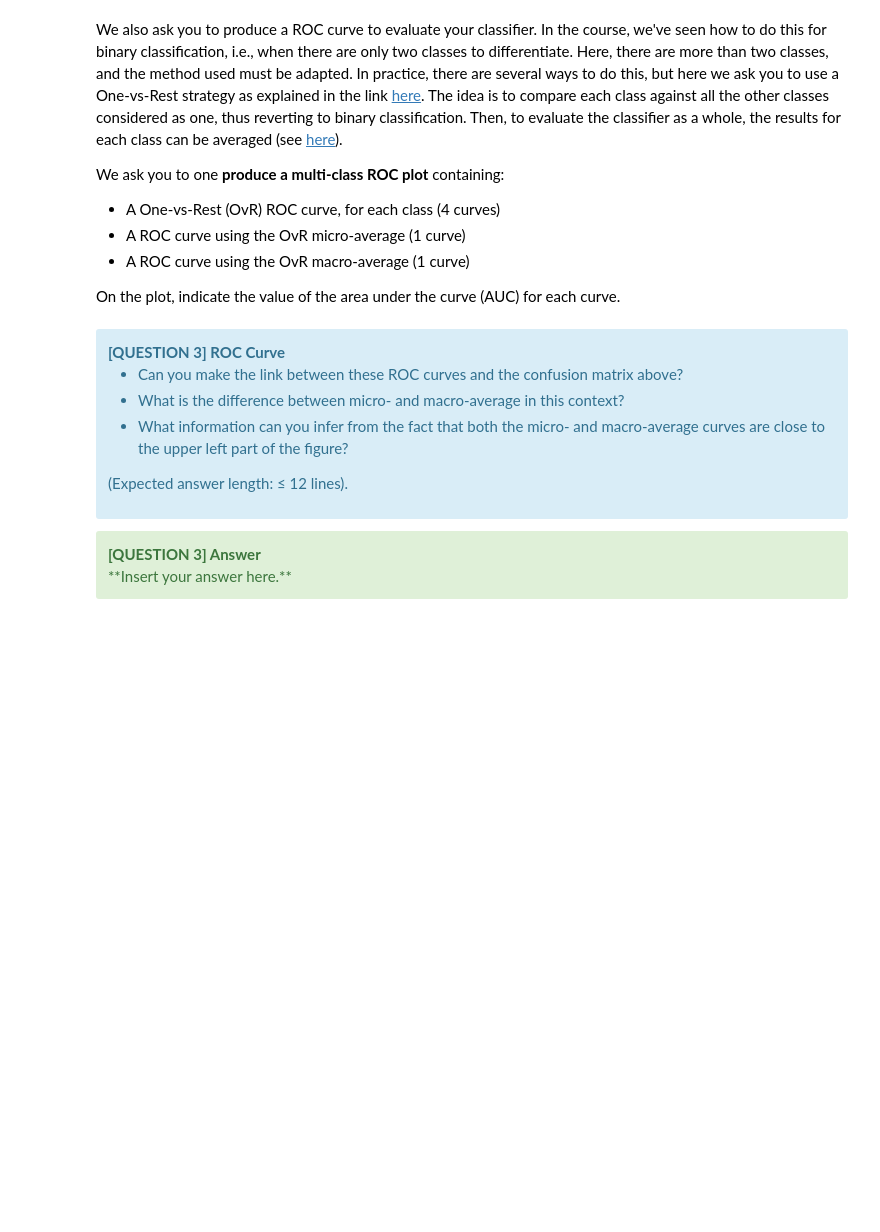
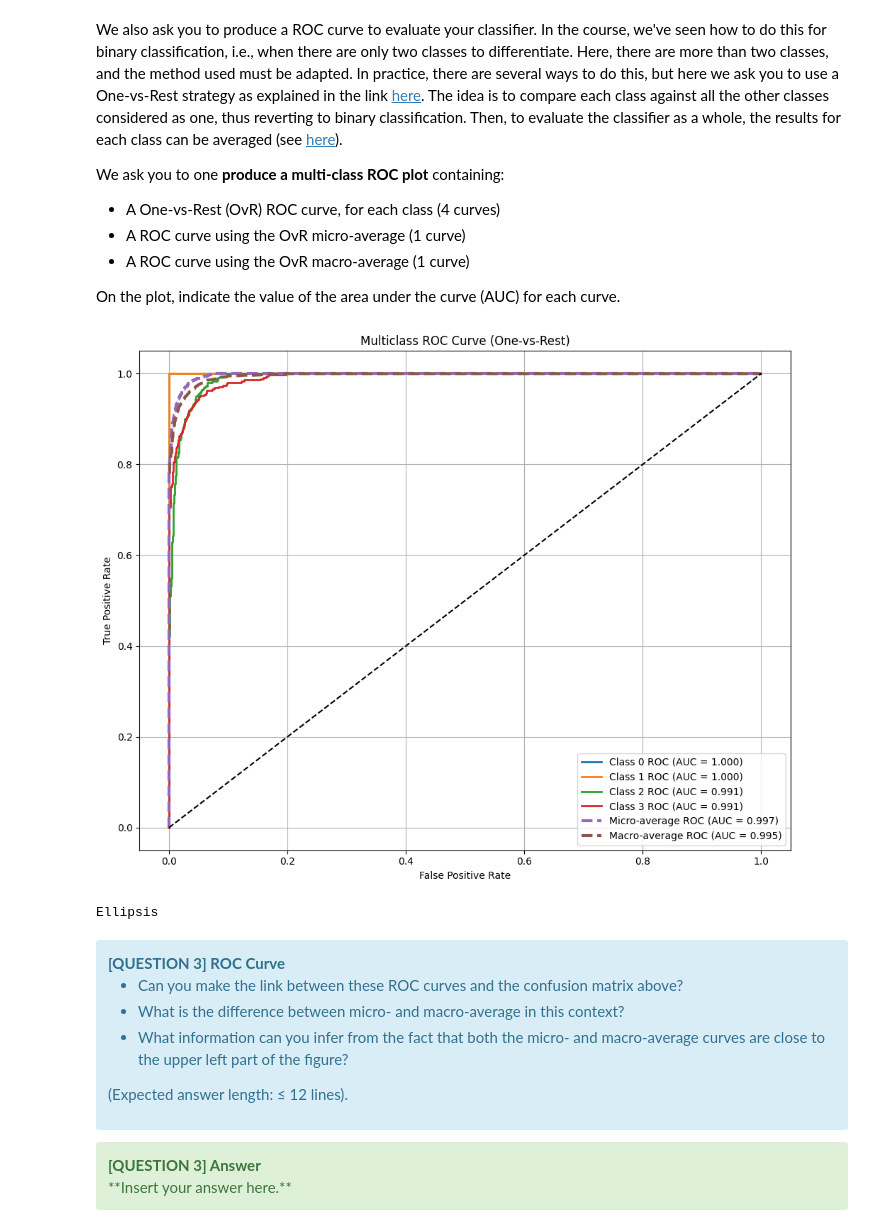
Before and after one commit to Johnny-prog270/Hackaton, a Jupyter notebook: hackathon_etudiant.ipynb, the cells around one changed output. Saved outputs shown, nothing was run; the diff lists cells and outputs as text; code cells hidden in the pictures; blank space fills up the shorter version.

```diff
--- a/hackathon_etudiant.ipynb
+++ b/hackathon_etudiant.ipynb
@@ -362,10 +376,82 @@ We ask you to one **produce a multi-class ROC plot** containing:
 
 On the plot, indicate the value of the area under the curve (AUC) for each curve.
 # %%
+from sklearn.preprocessing import label_binarize
 # TO DO: plot the multi-class ROC curves (in a single figure)
 
-#### Que sont les classes ? ####
+
+classes = np.unique(y_test)          # automatically detect your 4 classes
+n_classes = len(classes)
+
+
+y_test_bin = label_binarize(y_test, classes=classes)
+
+# Predict probabilities (KNN supports this)
+y_score = model.predict_proba(x_test)
+
+# Per-class ROC curves
+fpr = {}
+tpr = {}
+roc_auc = {}
+
+for i in range(n_classes):
+    fpr[i], tpr[i], _ = roc_curve(y_test_bin[:, i], y_score[:, i])
+    roc_auc[i] = auc(fpr[i], tpr[i])
+
+# Micro-average
+fpr["micro"], tpr["micro"], _ = roc_curve(y_test_bin.ravel(), y_score.ravel())
+roc_auc["micro"] = auc(fpr["micro"], tpr["micro"])
+
+# Macro-average
+all_fpr = np.unique(np.concatenate([fpr[i] for i in range(n_classes)]))
+mean_tpr = np.zeros_like(all_fpr)
+
+for i in range(n_classes):
+    mean_tpr += np.interp(all_fpr, fpr[i], tpr[i])
+
+mean_tpr /= n_classes
+fpr["macro"] = all_fpr
+tpr["macro"] = mean_tpr
+roc_auc["macro"] = auc(fpr["macro"], tpr["macro"])
+
+# ---- Plot ----
+plt.figure(figsize=(10, 8))
+
+# Plot per-class ROC curves
+for i in range(n_classes):
+    plt.plot(
+        fpr[i], tpr[i],
+        label=f"Class {classes[i]} ROC (AUC = {roc_auc[i]:.3f})",
+        linewidth=2
+    )
+
+# Micro-average ROC
+plt.plot(
+    fpr["micro"], tpr["micro"],
+    linestyle='--', linewidth=3,
+    label=f"Micro-average ROC (AUC = {roc_auc['micro']:.3f})"
+)
+
+# Macro-average ROC
+plt.plot(
+    fpr["macro"], tpr["macro"],
+    linestyle='--', linewidth=3,
+    label=f"Macro-average ROC (AUC = {roc_auc['macro']:.3f})"
+)
+
+plt.plot([0, 1], [0, 1], "k--")  # random classifier
+
+plt.xlabel("False Positive Rate")
+plt.ylabel("True Positive Rate")
+plt.title("Multiclass ROC Curve (One-vs-Rest)")
+plt.legend(loc="lower right")
+plt.grid(True)
+plt.tight_layout()
+plt.show()
 ...
+# %% [output]
+[figure, added]
+Ellipsis
 # %% [markdown]
 <div class="alert alert-info">
 <b>[QUESTION 3] ROC Curve</b>  <br>
```
Also changed, not shown: parts of 9 cells of this notebook.
